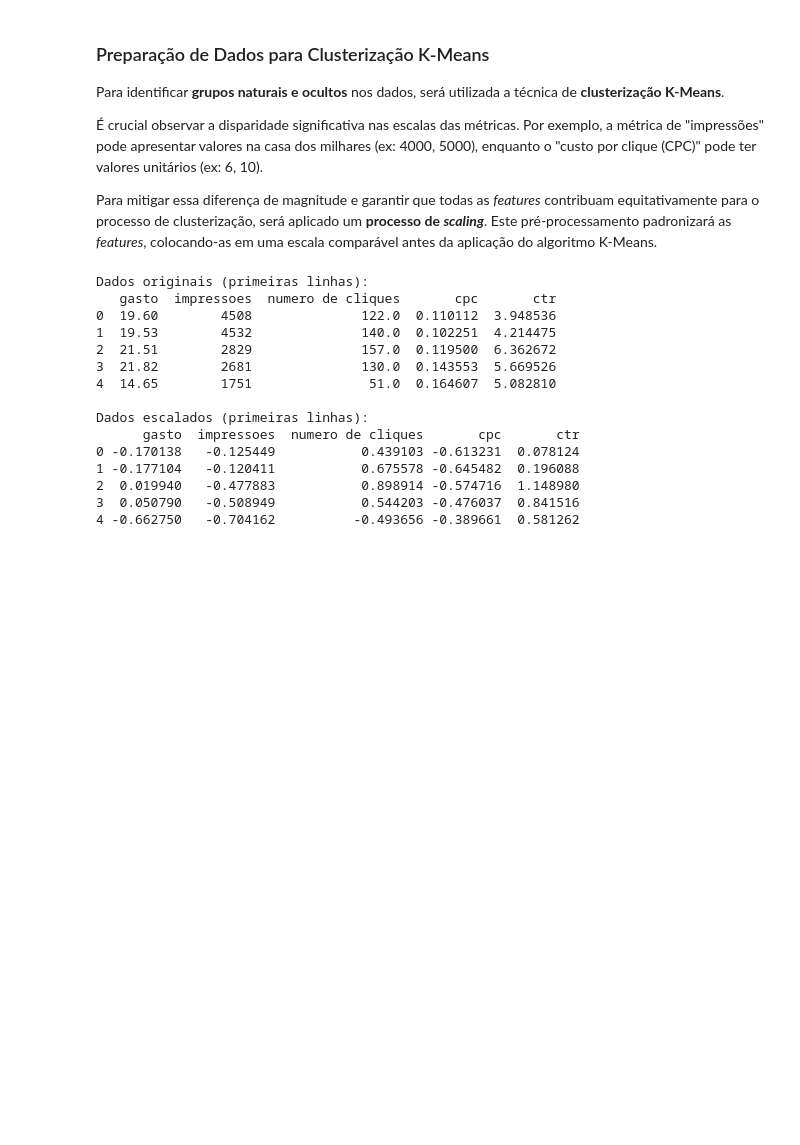
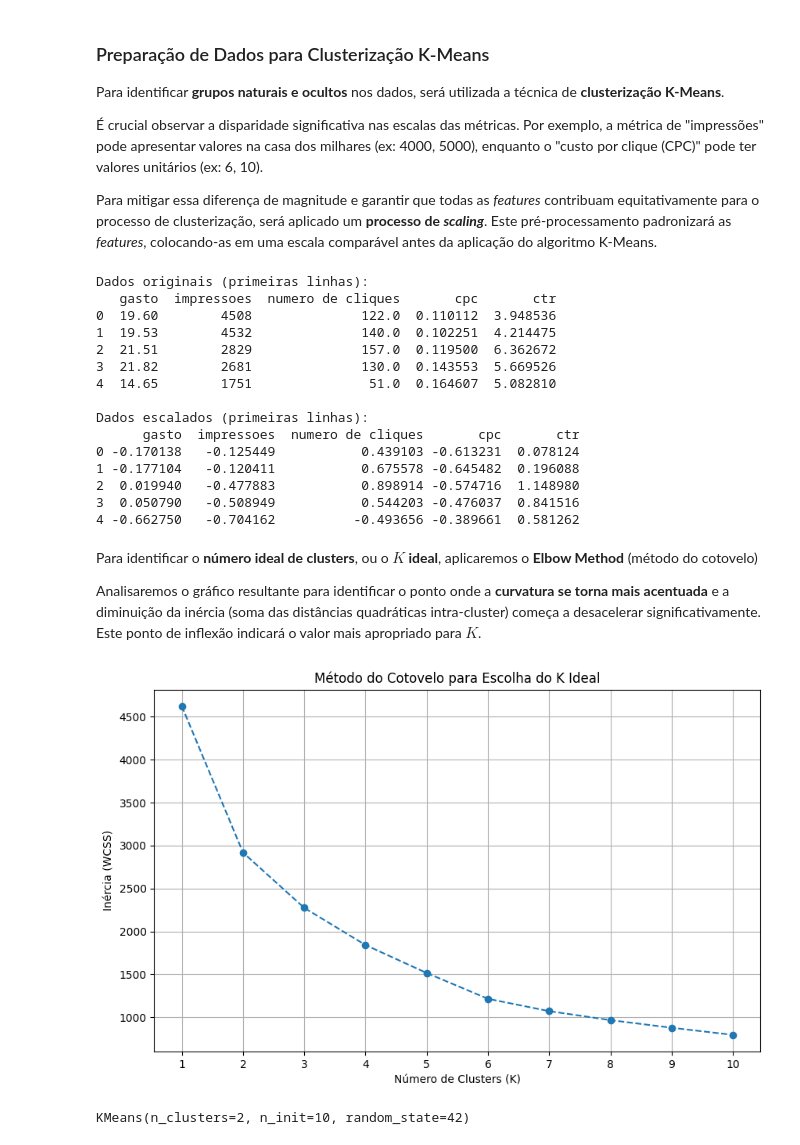
Before and after one commit to Mustasheep/ads-machinelearning, a Jupyter notebook: notebooks/experimento.ipynb, the cells around one changed output. Saved outputs shown, nothing was run; the diff lists cells and outputs as text; code cells hidden in the pictures; blank space fills up the shorter version.

```diff
--- a/notebooks/experimento.ipynb
+++ b/notebooks/experimento.ipynb
@@ -46,5 +251,5 @@ _Os dados sensíveis foram previamente sensurados._
 # %%
-df = pd.read_csv('../pipeline/relatorio_consolidado_clientes.csv')
+df = pd.read_csv('relatorio_consolidado_clientes.csv')
 df.info()
 df.head()
 # %% [output]
@@ -286,3 +491,41 @@ Dados escalados (primeiras linhas):
 2  0.019940   -0.477883           0.898914 -0.574716  1.148980
 3  0.050790   -0.508949           0.544203 -0.476037  0.841516
 4 -0.662750   -0.704162          -0.493656 -0.389661  0.581262
+# %% [markdown]
+Para identificar o **número ideal de clusters**, ou o **$K$ ideal**, aplicaremos o **Elbow Method** (método do cotovelo)
+
+Analisaremos o gráfico resultante para identificar o ponto onde a **curvatura se torna mais acentuada** e a diminuição da inércia (soma das distâncias quadráticas intra-cluster) começa a desacelerar significativamente. Este ponto de inflexão indicará o valor mais apropriado para $K$.
+# %%
+from sklearn.cluster import KMeans
+
+wcss = []
+k_range = range(1, 11)
+
+for k in k_range:
+    kmeans = KMeans(n_clusters=k, init='k-means++', random_state=42, n_init=10)
+    kmeans.fit(df_escalado)
+    wcss.append(kmeans.inertia_)
+
+# --- PLOTANDO O GRÁFICO ELBOW ---
+plt.figure(figsize=(10, 6))
+plt.plot(k_range, wcss, marker='o', linestyle='--')
+plt.xlabel("Número de Clusters (K)")
+plt.ylabel("Inércia (WCSS)")
+plt.title("Método do Cotovelo para Escolha do K Ideal")
+plt.xticks(k_range)
+plt.grid(True)
+plt.show()
+# %% [output]
+[figure, added]
+# %%
+import matplotlib.pyplot as plt
+
+# --- TREINANDO O MODELO K-MEANS ---
+
+k = 2 # indicado pelo gráfico do cotovelo
+kmeans = KMeans(n_clusters=k, init='k-means++', random_state=42, n_init=10)
+
+# Treinar o modelo...
+kmeans.fit(df_escalado)
+# %% [output]
+KMeans(n_clusters=2, n_init=10, random_state=42)
```
Also changed, not shown: parts of 7 cells of this notebook.
